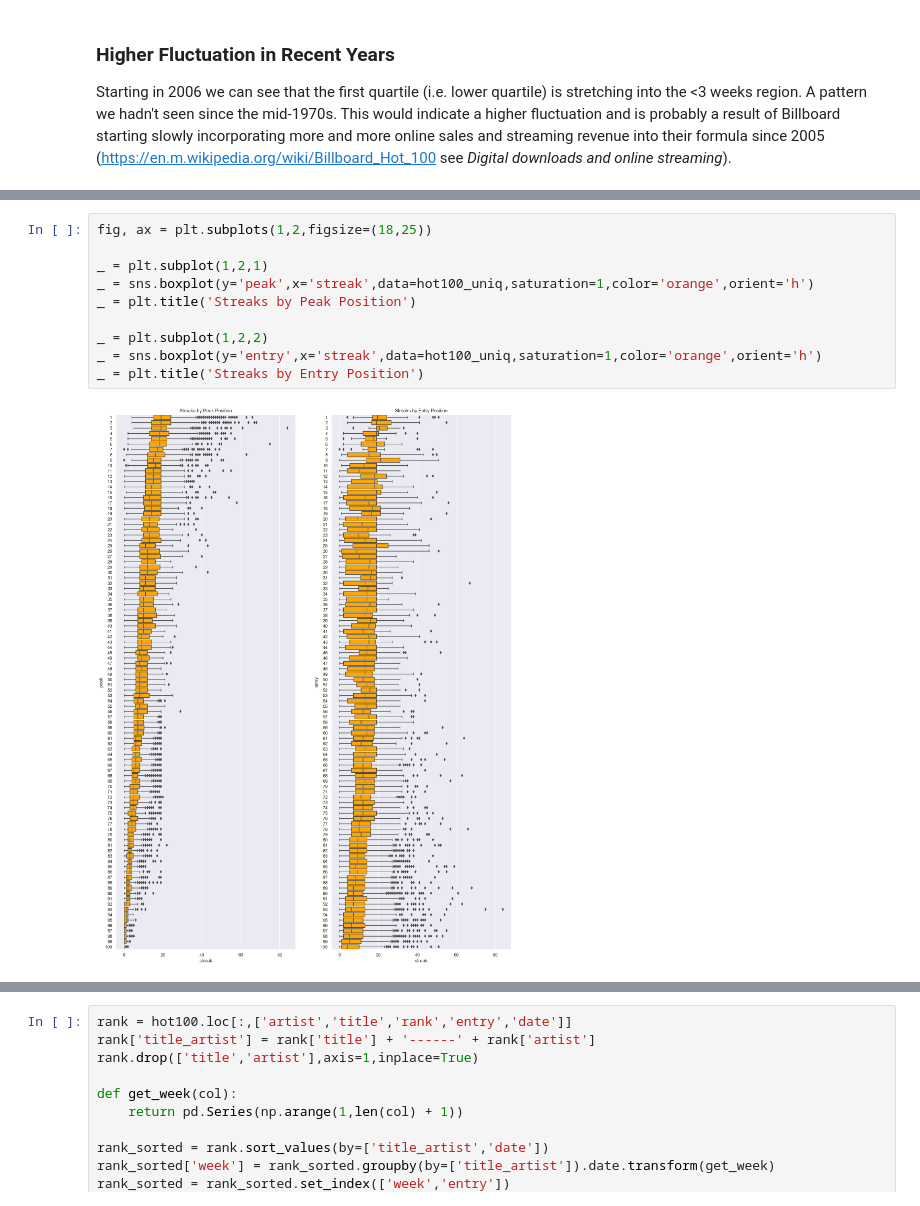
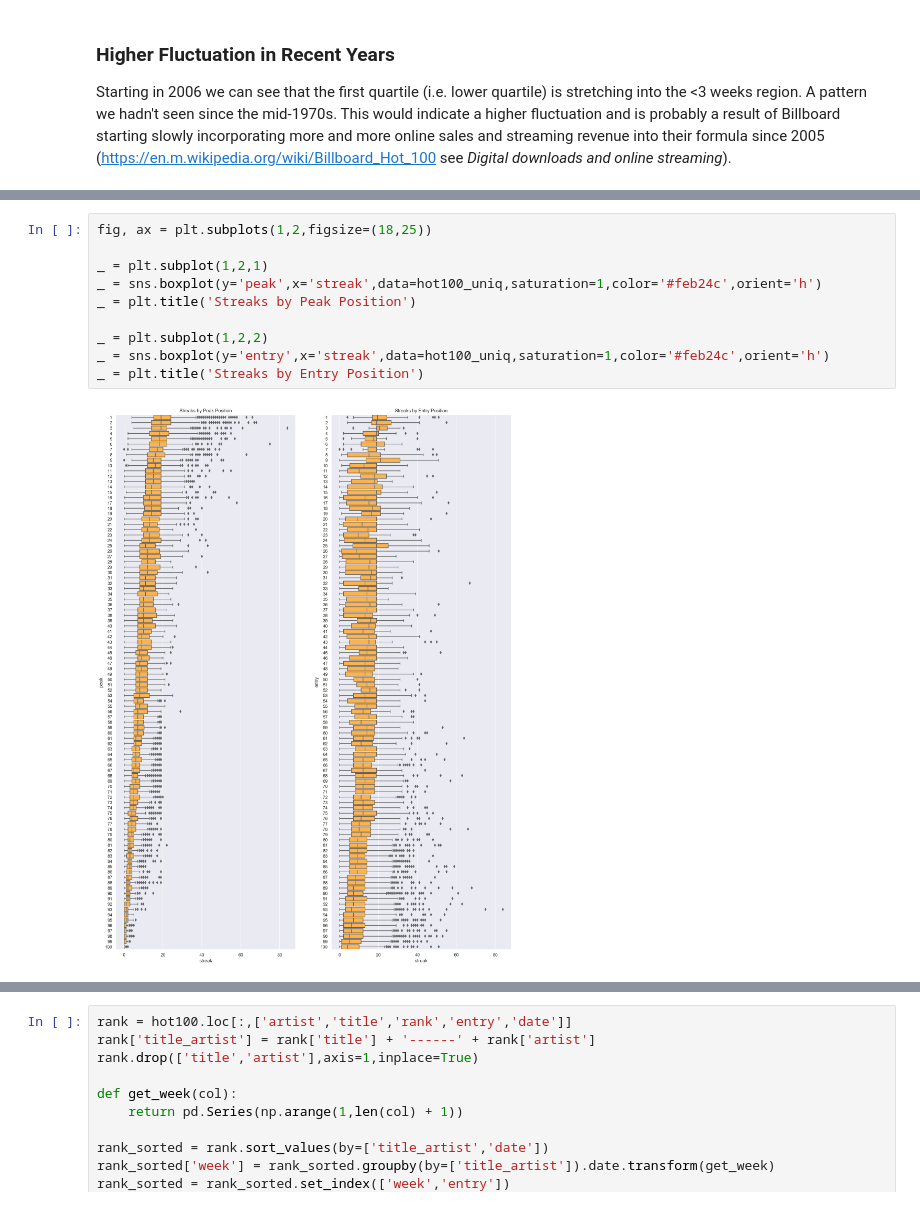
Before and after one commit to Germoe/hit-predictor, a Jupyter notebook: notebooks/_Step 2 - Data Storytelling.ipynb, the cells around one changed output, grey strips where cells are left out. Cells and saved outputs as stored; diff of their text form.

```diff
--- a/notebooks/_Step 2 - Data Storytelling.ipynb
+++ b/notebooks/_Step 2 - Data Storytelling.ipynb
@@ -219,12 +227,12 @@ Starting in 2006 we can see that the first quartile (i.e. lower quartile) is str
 # %%
 fig, ax = plt.subplots(1,2,figsize=(18,25))
 
 _ = plt.subplot(1,2,1)
-_ = sns.boxplot(y='peak',x='streak',data=hot100_uniq,saturation=1,color='orange',orient='h')
+_ = sns.boxplot(y='peak',x='streak',data=hot100_uniq,saturation=1,color='#feb24c',orient='h')
 _ = plt.title('Streaks by Peak Position')
 
 _ = plt.subplot(1,2,2)
-_ = sns.boxplot(y='entry',x='streak',data=hot100_uniq,saturation=1,color='orange',orient='h')
+_ = sns.boxplot(y='entry',x='streak',data=hot100_uniq,saturation=1,color='#feb24c',orient='h')
 _ = plt.title('Streaks by Entry Position')
 # %% [output]
-[figure, old version]
+[figure, new version]
```
Also changed, not shown: parts of 35 cells of this notebook.
